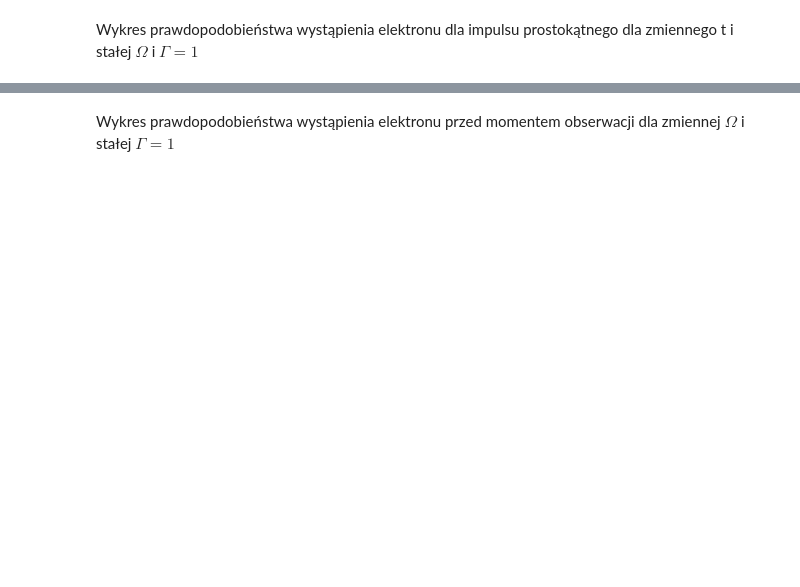
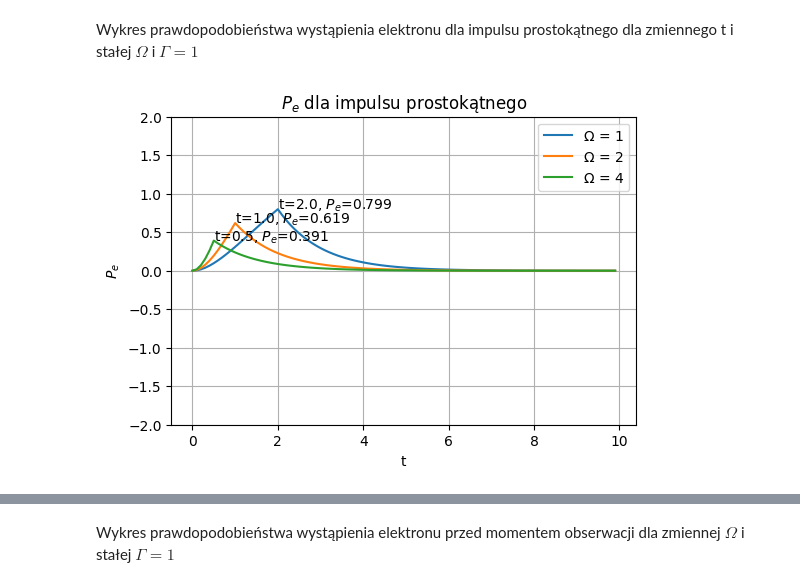
Before and after one commit to Kubabob/pracownia_rotacyjna, a Jupyter notebook: impulsy.ipynb, the cells around one changed output, grey strips where cells are left out. Cells and saved outputs as stored; diff of their text form; code cells hidden in the pictures; blank space fills up the shorter version.

```diff
--- a/impulsy.ipynb
+++ b/impulsy.ipynb
@@ -60,3 +69,39 @@ interactive(children=(FloatSlider(value=5.0, description='omega', max=10.0), Out
 # %% [markdown]
 Wykres prawdopodobieństwa wystąpienia elektronu dla impulsu prostokątnego dla zmiennego t i stałej $\Omega$ i $\Gamma=1$
+# %%
+t_space = np.arange(0,10,0.1)
+
+def P_e(t, gamma, omega):
+    if 0 <= t <= 2/omega:
+        return 2*omega/gamma * np.e**(-gamma*t) *(np.e**(gamma*t/2) - 1)**2
+    elif t > 2/omega:
+        return 2*omega/gamma * np.e**(-gamma*t) *(np.e**(gamma/omega) - 1)**2
+    else:
+        raise ValueError
+
+
+def Pe(omega_list: list):
+    plt.figure(figsize=(6,4))
+    for omega in omega_list:
+        P_e_space = []
+        for t in t_space:
+            P_e_space.append(P_e(t, 1, omega))
+        P_e_space = np.array(P_e_space)
+        tmax = t_space[np.argmax(P_e_space)]
+        ymax = P_e_space.max()
+        plt.plot(t_space, P_e_space, label=f'$\Omega$ = {round(omega,2)}')
+        plt.annotate(f't={round(tmax,3)}, $P_e$={round(ymax,3)}', xy=(tmax,ymax))
+    plt.ylim(-2,2)
+    plt.grid()
+    plt.legend()
+    plt.xlabel('t')
+    plt.ylabel(r'$P_e$')
+    plt.title('$P_e$ dla impulsu prostokątnego')
+    plt.show()
+
+#interact(Pe, omega=(0,5,0.05))
+
+Pe([1,2,4])
+# %% [output]
+[figure, added]
 # %%
```
Also changed, not shown: parts of 12 cells of this notebook.
